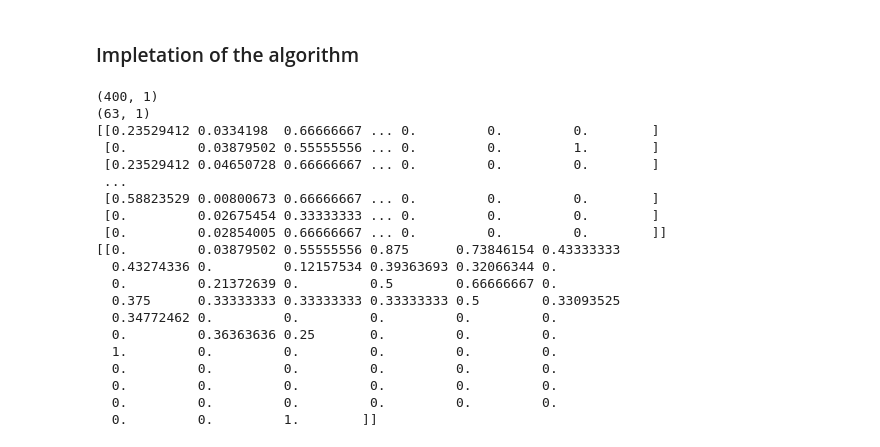
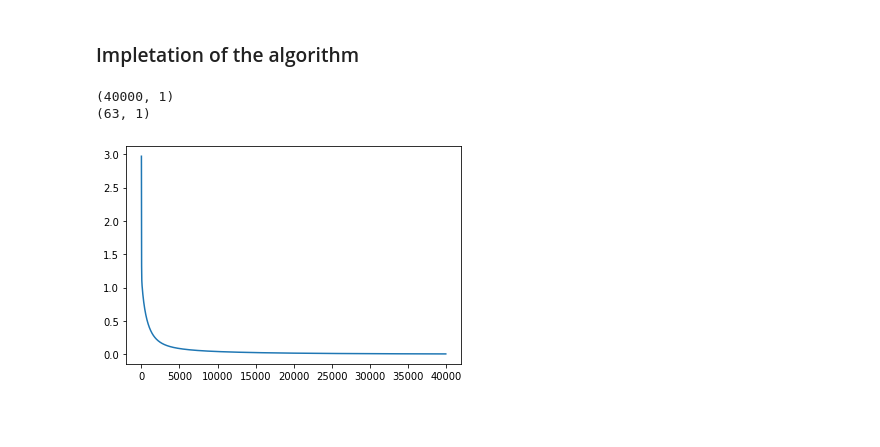
Before and after one commit to Tanerin/IAFrisrtExam, a Jupyter notebook: src/main.ipynb, the cells around one changed output. Cells and saved outputs as stored; diff of their text form; code cells hidden in the pictures; blank space fills up the shorter version.

Commit message:
Finishing the last plots of the MSE

```diff
--- a/src/main.ipynb
+++ b/src/main.ipynb
@@ -376,6 +376,7 @@ def optimize_LMS(x, y, num_iter, alpha, w = None):
         return:
             j: [np_array] a vector (num_iter x 1) containing all cost function evaluations during training
             w: [np_array] a vector of the final optimized weights with dimensions (nx1)
+            e: [np_array] a vector (num_iter x 1) containing all the error evaluations during training
     """
 
     if w is None:
@@ -399,43 +400,28 @@ def optimize_LMS(x, y, num_iter, alpha, w = None):
         # We save the cost for the current iteration of gradient descent
         j[i] = cost(w, x, y)
 
+
     return w, j
 # %% [markdown]
 <h3>Impletation of the algorithm</h3>
-# %%
-x_train_normalized_transpose = np.transpose(x_train_normalized)
-y_train_normalized
-max_iterations = 400
-alpha = 0.0001
-w, j = optimize_LMS(x_train_normalized_transpose, y_train_normalized, max_iterations, alpha, None)
-j=j.reshape(j.shape[0],1)
-print(j.shape)
-print(w.shape)
-
-x_slice_test = x_train_normalized[:][1]
-x_slice_test = x_slice_test.reshape(x_slice_test.shape[0],1)
-x_silce_test = np.transpose(x_slice_test)
-hypothesis = h(w, x_slice_test)
-print(x_train_normalized)
-print(x_silce_test.shape)
-# %% [output]
-(400, 1)
-(63, 1)
-[[0.23529412 0.0334198  0.66666667 ... 0.         0.         0.        ]
- [0.         0.03879502 0.55555556 ... 0.         0.         1.        ]
- [0.23529412 0.04650728 0.66666667 ... 0.         0.         0.        ]
- ...
- [0.58823529 0.00800673 0.66666667 ... 0.         0.         0.        ]
- [0.         0.02675454 0.33333333 ... 0.         0.         0.        ]
- [0.         0.02854005 0.66666667 ... 0.         0.         0.        ]]
-[[0.         0.03879502 0.55555556 0.875      0.73846154 0.43333333
-  0.43274336 0.         0.12157534 0.39363693 0.32066344 0.
-  0.         0.21372639 0.         0.5        0.66666667 0.
-  0.375      0.33333333 0.33333333 0.33333333 0.5        0.33093525
-  0.34772462 0.         0.         0.         0.         0.
-  0.         0.36363636 0.25       0.         0.         0.
-  1.         0.         0.         0.         0.         0.
-  0.         0.         0.         0.         0.         0.
-  0.         0.         0.         0.         0.         0.
-  0.         0.         0.         0.         0.         0.
-  0.         0.         1.        ]]
+# %%
+
+x_train_normalized_transpose = np.transpose(x_train_normalized)
+x_test_normalized_transpose = np.transpose(x_test_normalized)
+y_train_normalized
+y_train_normalized
+max_iterations = 40000
+alpha = 0.01
+w_train, j_train = optimize_LMS(x_train_normalized_transpose, y_train_normalized, max_iterations, alpha, None)
+j_train=j_train.reshape(j_train.shape[0],1)
+print(j_train.shape)
+print(w_train.shape)
+
+plt.figure()
+plt.plot(j_train)
+plt.plot(j_test)
+plt.show()
+# %% [output]
+(40000, 1)
+(63, 1)
+[figure, added]
```
